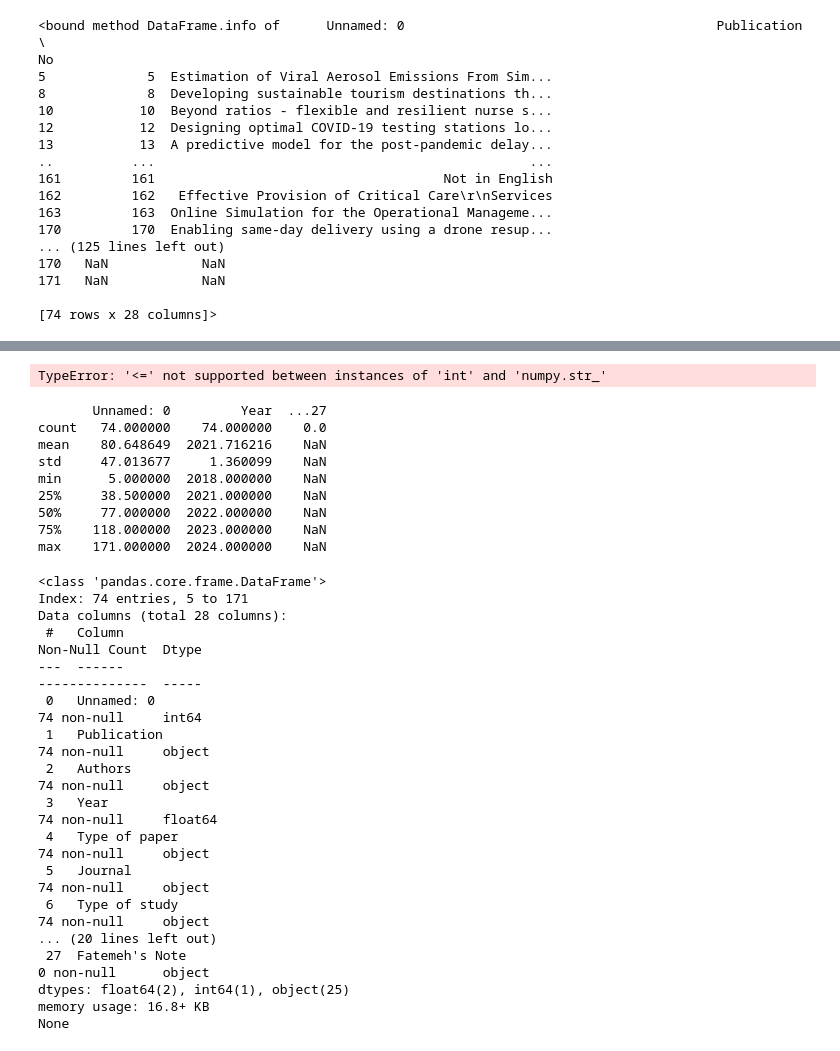
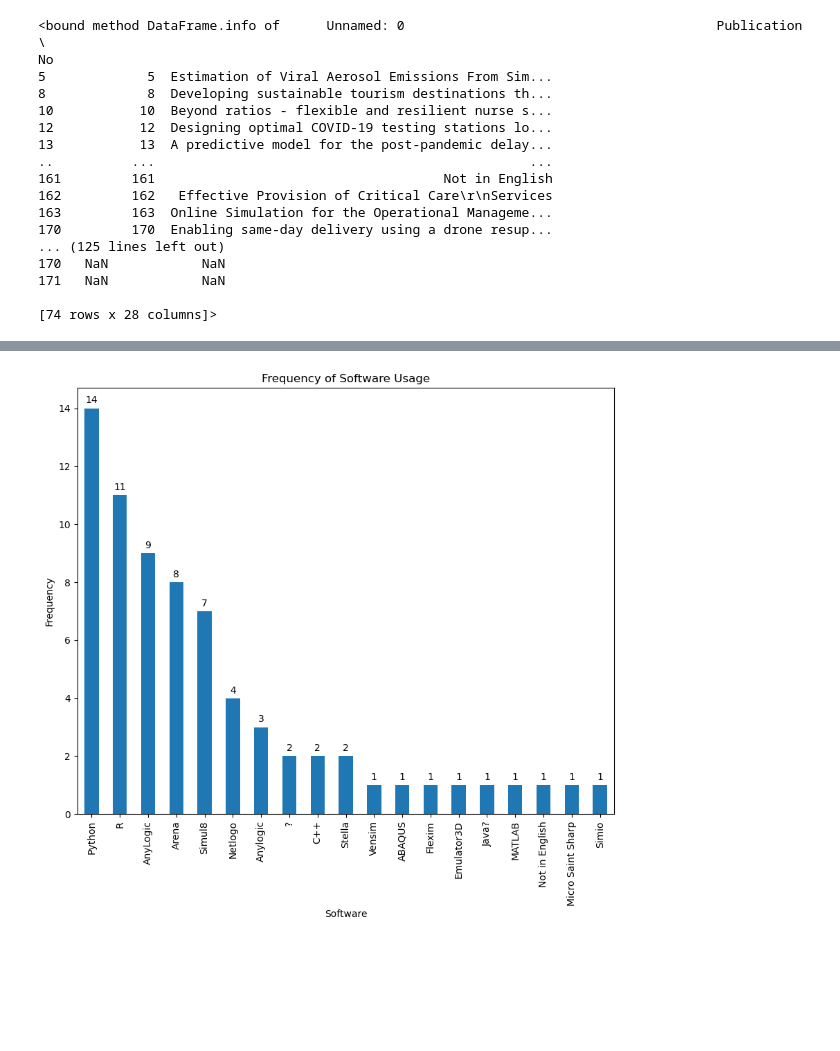
Before and after one commit to pythonhealthdatascience/stress_update, a Jupyter notebook: Analysis.ipynb, the cells around one changed output, grey strips where cells are left out. Saved outputs shown, nothing was run; the diff lists cells and outputs as text; code cells hidden in the pictures; blank space fills up the shorter version.

```diff
--- a/Analysis.ipynb
+++ b/Analysis.ipynb
@@ -223,36 +49,0 @@ memory usage: 16.8+ KB
-# %%
-USED_STRESS.describe('Software')
-# %% [output]
-TypeError: '<=' not supported between instances of 'int' and 'numpy.str_'
-# %%
-print(USED_STRESS.describe())
-# %% [output]
-       Unnamed: 0         Year  ...27
-count   74.000000    74.000000    0.0
-mean    80.648649  2021.716216    NaN
-std     47.013677     1.360099    NaN
-min      5.000000  2018.000000    NaN
-25%     38.500000  2021.000000    NaN
-50%     77.000000  2022.000000    NaN
-75%    118.000000  2023.000000    NaN
-max    171.000000  2024.000000    NaN
-# %%
-print(USED_STRESS.info())
-# %% [output]
-<class 'pandas.core.frame.DataFrame'>
-Index: 74 entries, 5 to 171
-Data columns (total 28 columns):
- #   Column                                                                                                         Non-Null Count  Dtype
----  ------                                                                                                         --------------  -----
- 0   Unnamed: 0                                                                                                     74 non-null     int64
- 1   Publication                                                                                                    74 non-null     object
- 2   Authors                                                                                                        74 non-null     object
- 3   Year                                                                                                           74 non-null     float64
- 4   Type of paper                                                                                                  74 non-null     object
- 5   Journal                                                                                                        74 non-null     object
- 6   Type of study                                                                                                  74 non-null     object
-... (20 lines left out)
- 27  Fatemeh's Note                                                                                                 0 non-null      object
-dtypes: float64(2), int64(1), object(25)
-memory usage: 16.8+ KB
-None
@@ -258,0 +52,16 @@ None
+# %%
+Software_freq = USED_STRESS['Software'].value_counts()
+
+plt.figure(figsize=(10,8))
+SB = Software_freq.plot(kind='bar')
+
+plt.title('Frequency of Software Usage')
+plt.xlabel('Software')
+plt.ylabel('Frequency')
+
+SB.bar_label(SB.containers[0], label_type='edge', padding=3)
+
+
+plt.show()
+# %% [output]
+[figure, added]
```
Also changed, not shown: parts of 21 cells of this notebook.
